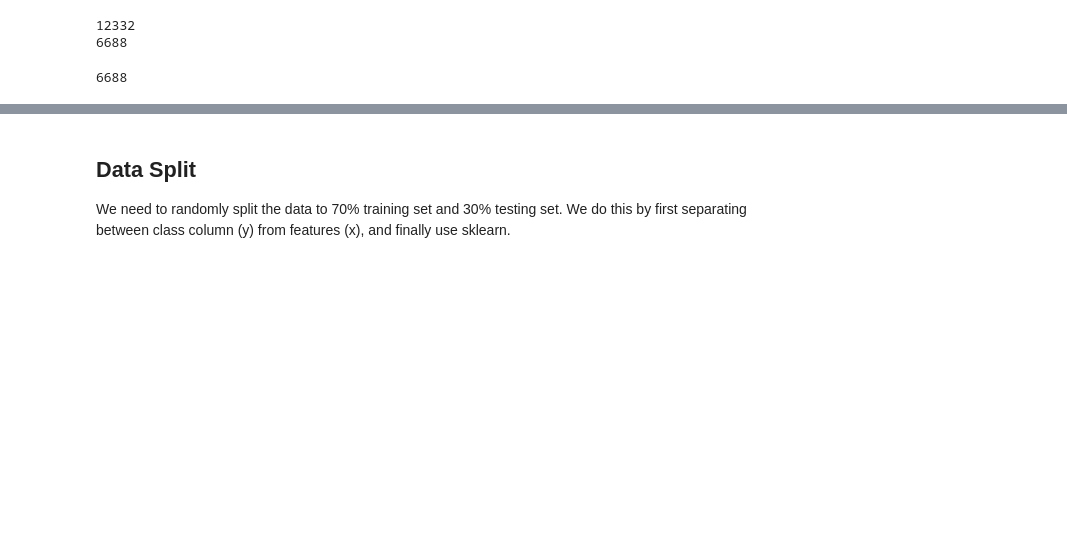
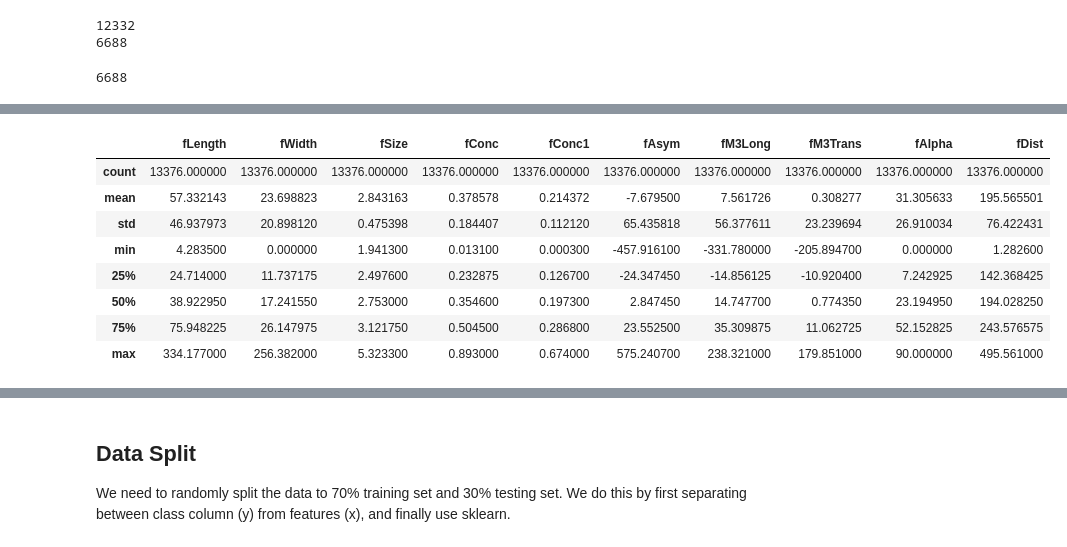
Before and after one commit to ahmednaggar19/data_mining, a Jupyter notebook: Lab3/magic.ipynb, the cells around one changed output, grey strips where cells are left out. Cells and saved outputs as stored; diff of their text form; code cells hidden in the pictures; blank space fills up the shorter version.

```diff
--- a/Lab3/magic.ipynb
+++ b/Lab3/magic.ipynb
@@ -58,0 +58,14 @@ print(len(data[data['class'] == 'g']))
+# %%
+# TODO
+import matplotlib.pyplot as plt
+display(data.describe())
+# %% [output]
+|  | fLength | fWidth | fSize | fConc | fConc1 | fAsym | fM3Long | fM3Trans | fAlpha | fDist |
+| count | 13376.000000 | 13376.000000 | 13376.000000 | 13376.000000 | 13376.000000 | 13376.000000 | 13376.000000 | 13376.000000 | 13376.000000 | 13376.000000 |
+| mean | 57.332143 | 23.698823 | 2.843163 | 0.378578 | 0.214372 | -7.679500 | 7.561726 | 0.308277 | 31.305633 | 195.565501 |
+| std | 46.937973 | 20.898120 | 0.475398 | 0.184407 | 0.112120 | 65.435818 | 56.377611 | 23.239694 | 26.910034 | 76.422431 |
+| min | 4.283500 | 0.000000 | 1.941300 | 0.013100 | 0.000300 | -457.916100 | -331.780000 | -205.894700 | 0.000000 | 1.282600 |
+| 25% | 24.714000 | 11.737175 | 2.497600 | 0.232875 | 0.126700 | -24.347450 | -14.856125 | -10.920400 | 7.242925 | 142.368425 |
+| 50% | 38.922950 | 17.241550 | 2.753000 | 0.354600 | 0.197300 | 2.847450 | 14.747700 | 0.774350 | 23.194950 | 194.028250 |
+| 75% | 75.948225 | 26.147975 | 3.121750 | 0.504500 | 0.286800 | 23.552500 | 35.309875 | 11.062725 | 52.152825 | 243.576575 |
+| max | 334.177000 | 256.382000 | 5.323300 | 0.893000 | 0.674000 | 575.240700 | 238.321000 | 179.851000 | 90.000000 | 495.561000 |
```
Also changed, not shown: parts of 9 cells of this notebook.
